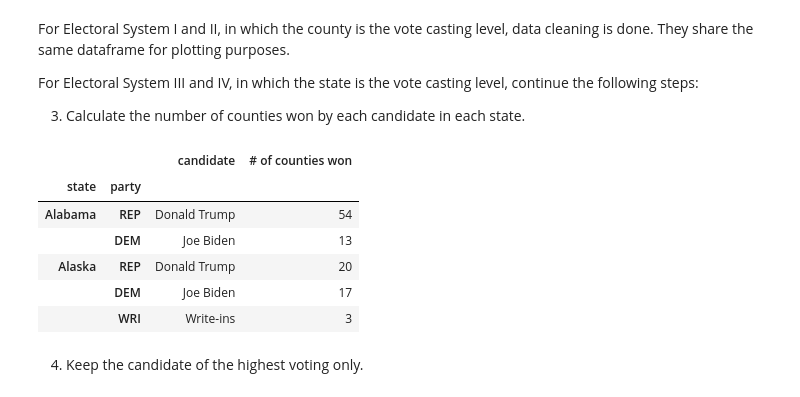
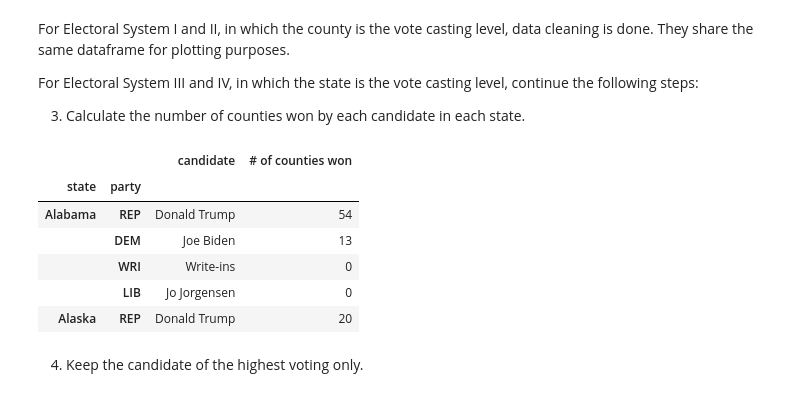
Before and after one commit to AllysonCui/ECO225, a Jupyter notebook: Code/Project 1/Project_1.ipynb, the cells around one changed output. Saved outputs shown, nothing was run; the diff lists cells and outputs as text; code cells hidden in the pictures.

```diff
--- a/Code/Project 1/Project_1.ipynb
+++ b/Code/Project 1/Project_1.ipynb
@@ -115,17 +119,23 @@ pd.set_option('display.max_columns', None)
 1. Remove the rows of US Election 2020 where the candidate did not win.
 # %%
 df['county'] = df['county'].str.replace(' County', '')
-df.drop(df[df['won'] == False].index, inplace = True)
+df_pc['county'] = df_pc['county'].str.replace(' County', '')
 # %% [markdown]
 2. Match the geographical coordinates with votes.
 # %%
-df['county'] = df['county'].str.replace(' County', '')
-df.drop(df[df['won'] == False].index, inplace = True)
-df_geo.drop(['city', 'city_ascii', 'state_id', 'county_fips', 'source', 'military', 'incorporated', 'timezone', 'ranking', 'zips', 'id', 'population', 'density'], axis = 1, inplace = True)
-df_geo.rename(columns={"state_name": "state", "county_name": "county"}, inplace = True)
-df_geo.drop_duplicates(subset = ['state', 'county'], keep = 'first', inplace = True)
-df_county = pd.merge(df, df_geo, on=['county', 'state'], how = 'left')
-df_county['total_votes'] = df_pc['current_votes']
+df_copy = df.copy()
+df_pc_copy = df_pc.copy()
+df_geo_copy = df_geo.copy()
+df_geo_copy.drop(['city', 'city_ascii', 'state_id', 'county_fips', 'source', 'military', 'incorporated', 'timezone', 'ranking', 'zips', 'id', 'population', 'density'], axis = 1, inplace = True)
+df_geo_copy.rename(columns={"state_name": "state", "county_name": "county"}, inplace = True)
+df_geo_copy.drop_duplicates(subset = ['state', 'county'], keep = 'first', inplace = True)
+df_county_statistics = pd.merge(df_copy, df_geo_copy, on=['county', 'state'], how = 'left')
+df_pc_copy.drop(['total_votes', 'percent'], axis = 1, inplace = True)
+df_county = df_county_statistics.copy()
+df_county.drop(df_copy[df_copy['won'] == False].index, inplace = True)
+df_county.reset_index(inplace=True)
+df_county['total_votes'] = df_pc_copy['current_votes']
+df_county.drop(['index'], axis = 1, inplace = True)
 df_county.head()
 # %% [output]
 |  | state | county | candidate | party | total_votes | won | lat | lng |
@@ -141,25 +196,25 @@ For Electoral System III and IV, in which the state is the vote casting level, c
 
 3. Calculate the number of counties won by each candidate in each state.
 # %%
-df_state = df.groupby(["state", "candidate", "party"]).sum()
+df_state = df_copy.groupby(["state", "candidate", "party"]).sum(numeric_only = True)
 df_state.rename(columns={"won": "# of counties won"}, inplace = True)
 #add 3 level of MultiIndex
 df_state.index = [df_state.index.get_level_values(0),
             df_state.index.get_level_values(1),
                   df_state.index.get_level_values(2)]
 df_state = df_state.reset_index() \
        .sort_values(['state','# of counties won'], ascending=[True,False]) \
        .set_index(['state','party'])
 df_state.drop(['total_votes'], axis = 1, inplace = True)
 df_state.head()
 # %% [output]
 |  |  | candidate | # of counties won |
 | state | party |  |  |
 | Alabama | REP | Donald Trump | 54 |
 |  | DEM | Joe Biden | 13 |
+|  | WRI | Write-ins | 0 |
+|  | LIB | Jo Jorgensen | 0 |
 | Alaska | REP | Donald Trump | 20 |
-|  | DEM | Joe Biden | 17 |
-|  | WRI | Write-ins | 3 |
 # %% [markdown]
 4. Keep the candidate of the highest voting only.
 # %%
```
Also changed, not shown: parts of 41 cells of this notebook, 3 other files.
